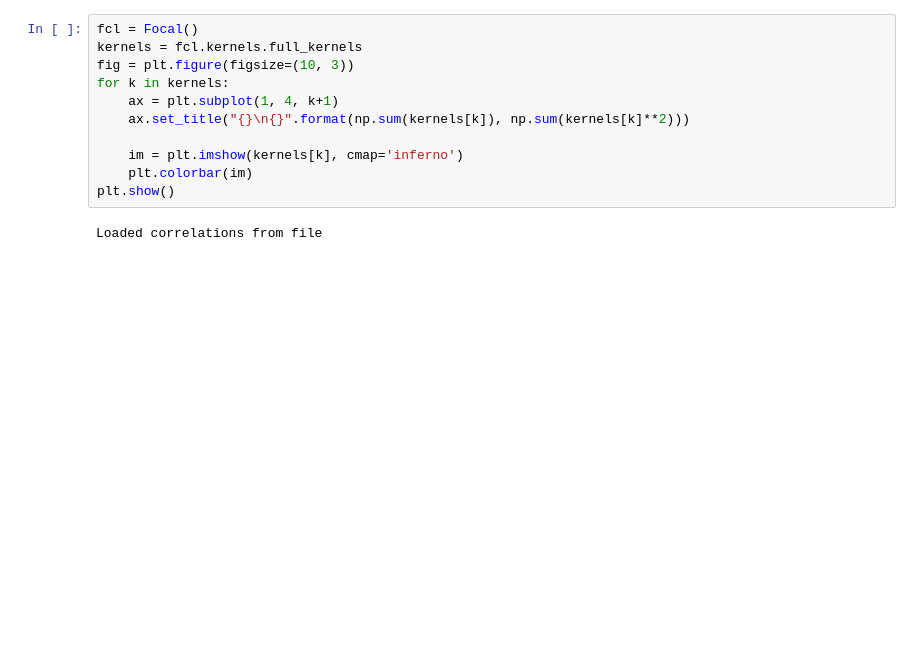
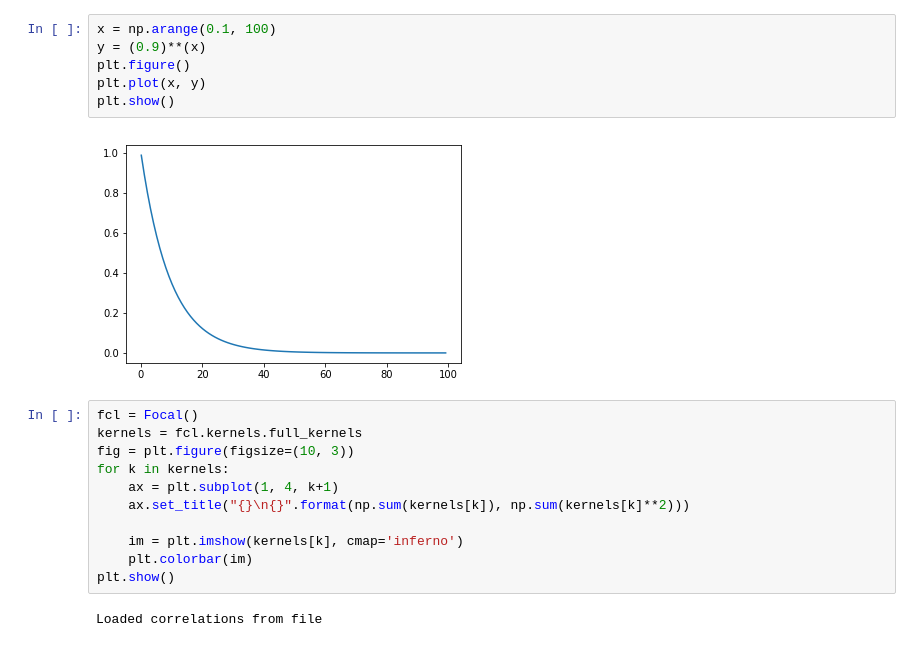
Before and after one commit to chanokin/convert_to_roc, a Jupyter notebook: test_read_cifar10.ipynb, the cells around one changed output. Saved outputs shown, nothing was run; the diff lists cells and outputs as text; blank space fills up the shorter version.

```diff
--- a/test_read_cifar10.ipynb
+++ b/test_read_cifar10.ipynb
@@ -30,5 +40,13 @@ def ssa_to_img(ssa, scale, img_shape):
 
     return img
+# %%
+x = np.arange(0.1, 100)
+y = (0.9)**(x)
+plt.figure()
+plt.plot(x, y)
+plt.show()
+# %% [output]
+[figure, added]
 # %%
 fcl = Focal()
 kernels = fcl.kernels.full_kernels
```
Also changed, not shown: parts of 5 cells of this notebook, 1 other file.
